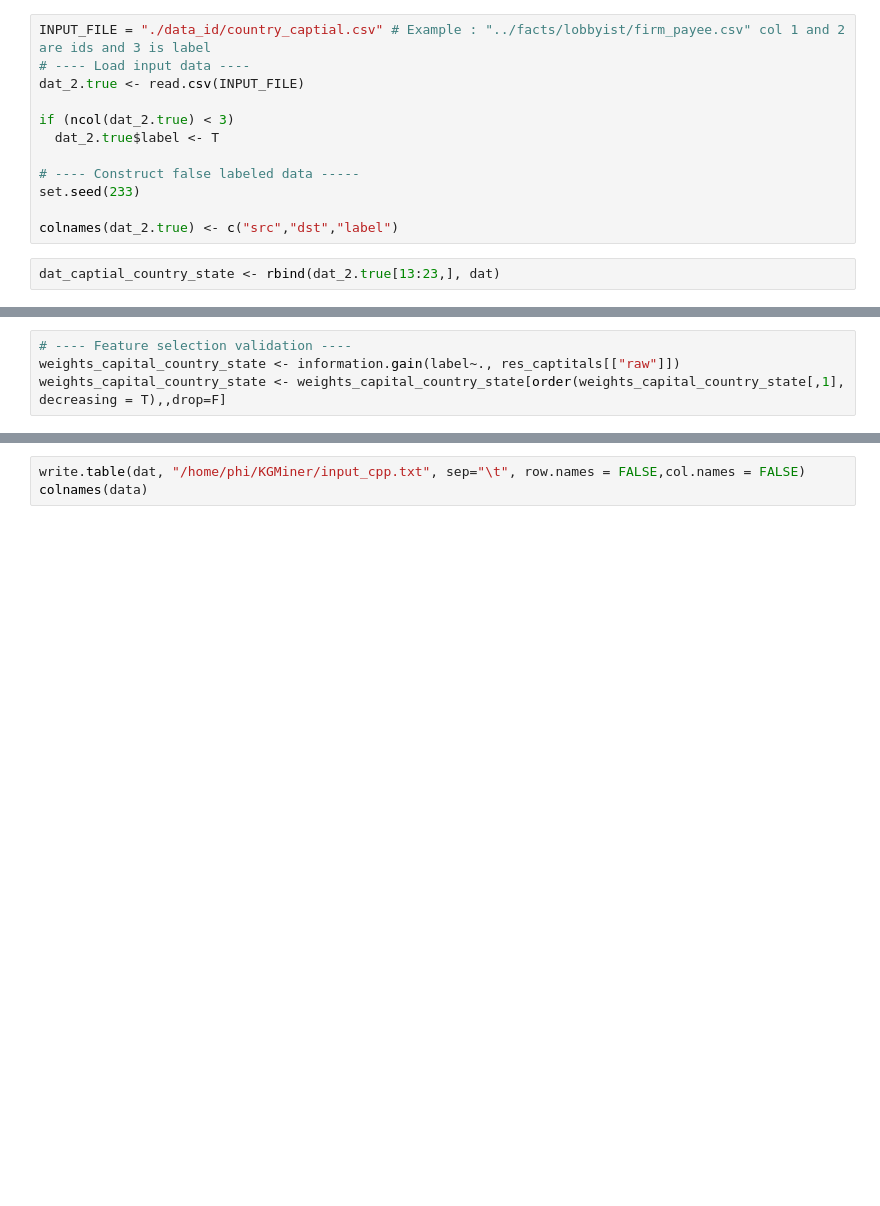
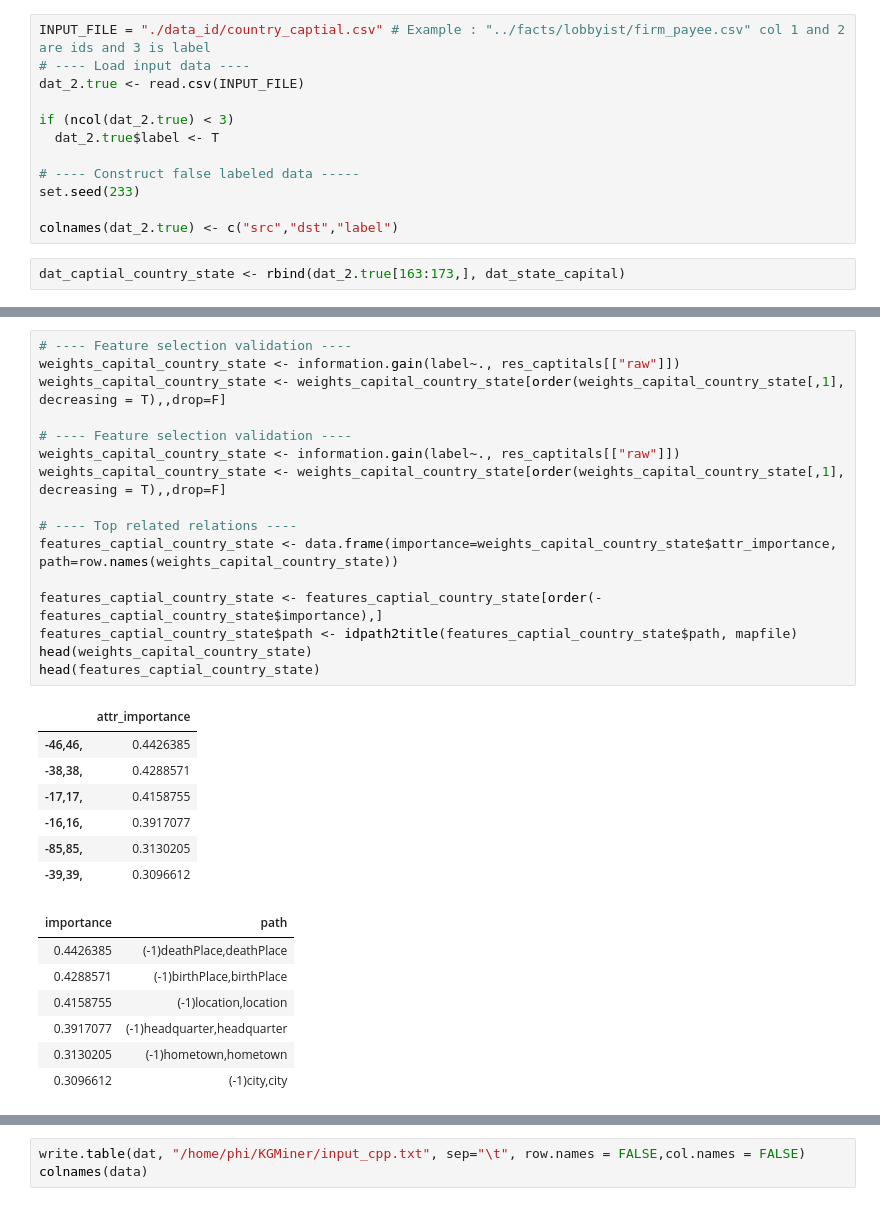
Before and after one commit to huynhvp/KGMiner_HUYNH, a Jupyter notebook: Captial_State.ipynb, the cells around one changed output, grey strips where cells are left out. Saved outputs shown, nothing was run; the diff lists cells and outputs as text; blank space fills up the shorter version.

```diff
--- a/Captial_State.ipynb
+++ b/Captial_State.ipynb
@@ -181,5 +193,5 @@ set.seed(233)
 
 colnames(dat_2.true) <- c("src","dst","label")
 # %%
-dat_captial_country_state <- rbind(dat_2.true[13:23,], dat)
+dat_captial_country_state <- rbind(dat_2.true[163:173,], dat_state_capital)
 # %%
@@ -224,4 +236,31 @@ Complexity improvement     (Sf)        162.0671 bits      0.5211 bits/instance
 # %%
 # ---- Feature selection validation ----
 weights_capital_country_state <- information.gain(label~., res_captitals[["raw"]])
 weights_capital_country_state <- weights_capital_country_state[order(weights_capital_country_state[,1], decreasing = T),,drop=F]
+
+# ---- Feature selection validation ----
+weights_capital_country_state <- information.gain(label~., res_captitals[["raw"]])
+weights_capital_country_state <- weights_capital_country_state[order(weights_capital_country_state[,1], decreasing = T),,drop=F]
+
+# ---- Top related relations ----
+features_captial_country_state <- data.frame(importance=weights_capital_country_state$attr_importance, path=row.names(weights_capital_country_state))
+
+features_captial_country_state <- features_captial_country_state[order(-features_captial_country_state$importance),]
+features_captial_country_state$path <- idpath2title(features_captial_country_state$path, mapfile)
+head(weights_capital_country_state)
+head(features_captial_country_state)
+# %% [output]
+|  | attr_importance |
+| -46,46, | 0.4426385 |
+| -38,38, | 0.4288571 |
+| -17,17, | 0.4158755 |
+| -16,16, | 0.3917077 |
+| -85,85, | 0.3130205 |
+| -39,39, | 0.3096612 |
+| importance | path |
+| 0.4426385 | (-1)deathPlace,deathPlace |
+| 0.4288571 | (-1)birthPlace,birthPlace |
+| 0.4158755 | (-1)location,location |
+| 0.3917077 | (-1)headquarter,headquarter |
+| 0.3130205 | (-1)hometown,hometown |
+| 0.3096612 | (-1)city,city |
```
Also changed, not shown: parts of 10 cells of this notebook.
